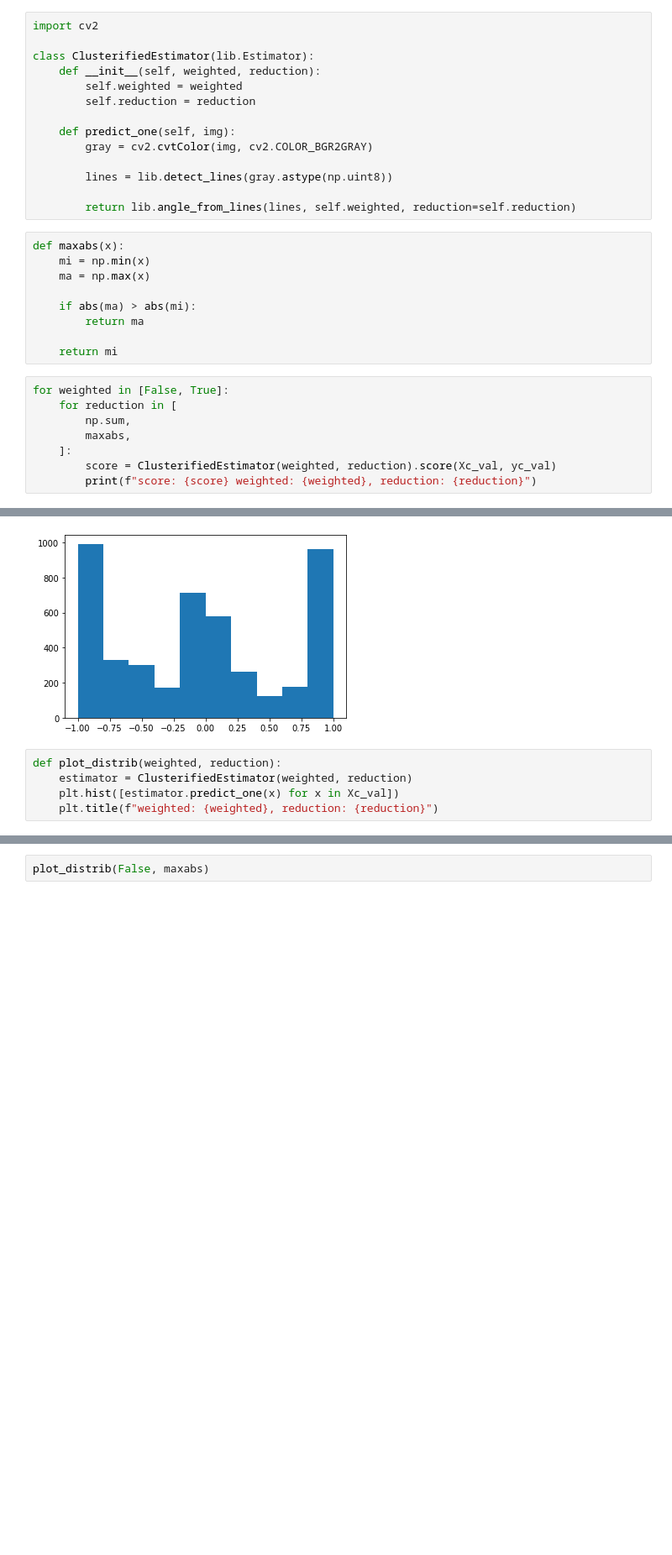
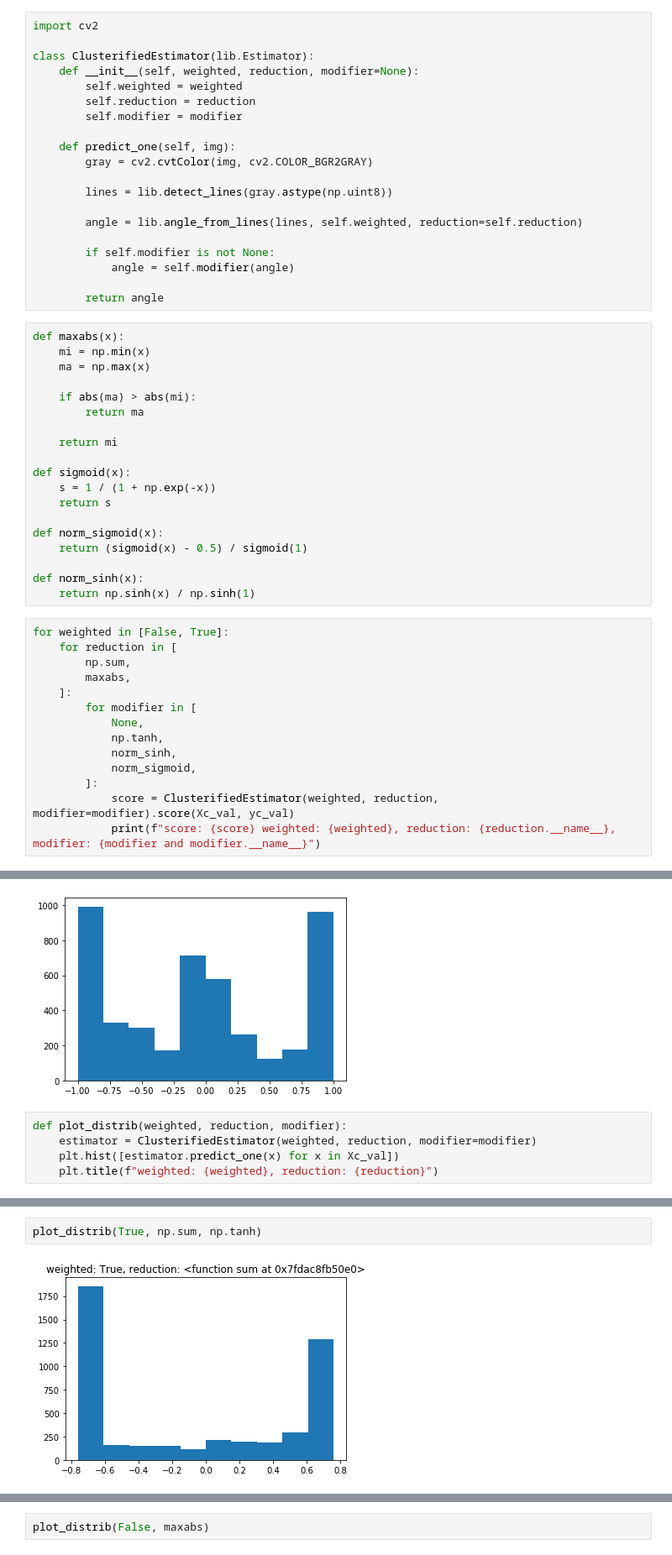
Before and after one commit to cs-isia-racer/notebooks, a Jupyter notebook: src/explore_clusterified_dataset.ipynb, the cells around one changed output, grey strips where cells are left out. Shown at 84% size. Cells and saved outputs as stored; diff of their text form; blank space fills up the shorter version.

```diff
--- a/src/explore_clusterified_dataset.ipynb
+++ b/src/explore_clusterified_dataset.ipynb
@@ -8,16 +8,22 @@ Xc_val, yc_val, Xc_test, yc_test = lib.load_dataset("../dataset_clusterified")
 import cv2
 
 class ClusterifiedEstimator(lib.Estimator):
-    def __init__(self, weighted, reduction):
+    def __init__(self, weighted, reduction, modifier=None):
         self.weighted = weighted
         self.reduction = reduction
+        self.modifier = modifier
 
     def predict_one(self, img):
         gray = cv2.cvtColor(img, cv2.COLOR_BGR2GRAY)
 
         lines = lib.detect_lines(gray.astype(np.uint8))
 
-        return lib.angle_from_lines(lines, self.weighted, reduction=self.reduction)
+        angle = lib.angle_from_lines(lines, self.weighted, reduction=self.reduction)
+
+        if self.modifier is not None:
+            angle = self.modifier(angle)
+
+        return angle
 # %%
 def maxabs(x):
     mi = np.min(x)
@@ -27,12 +33,28 @@ def maxabs(x):
         return ma
 
     return mi
+
+def sigmoid(x):
+    s = 1 / (1 + np.exp(-x))
+    return s
+
+def norm_sigmoid(x):
+    return (sigmoid(x) - 0.5) / sigmoid(1)
+
+def norm_sinh(x):
+    return np.sinh(x) / np.sinh(1)
 # %%
 for weighted in [False, True]:
     for reduction in [
         np.sum,
         maxabs,
     ]:
-        score = ClusterifiedEstimator(weighted, reduction).score(Xc_val, yc_val)
-        print(f"score: {score} weighted: {weighted}, reduction: {reduction}")
+        for modifier in [
+            None,
+            np.tanh,
+            norm_sinh,
+            norm_sigmoid,
+        ]:
+            score = ClusterifiedEstimator(weighted, reduction, modifier=modifier).score(Xc_val, yc_val)
+            print(f"score: {score} weighted: {weighted}, reduction: {reduction.__name__}, modifier: {modifier and modifier.__name__}")
 # %% [output]
@@ -48,7 +80,7 @@ plt.hist(yc_val)
  <a list of 10 Patch objects>)
 [figure]
 # %%
-def plot_distrib(weighted, reduction):
-    estimator = ClusterifiedEstimator(weighted, reduction)
+def plot_distrib(weighted, reduction, modifier):
+    estimator = ClusterifiedEstimator(weighted, reduction, modifier=modifier)
     plt.hist([estimator.predict_one(x) for x in Xc_val])
     plt.title(f"weighted: {weighted}, reduction: {reduction}")
@@ -59 +87,5 @@ plot_distrib(True, maxabs)
+# %%
+plot_distrib(True, np.sum, np.tanh)
+# %% [output]
+[figure, added]
 # %%
```
Also changed, not shown: parts of 3 cells of this notebook.
